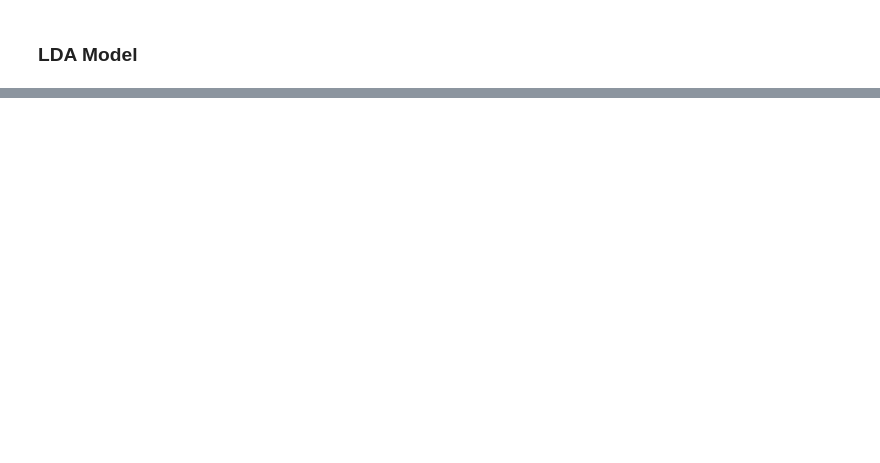
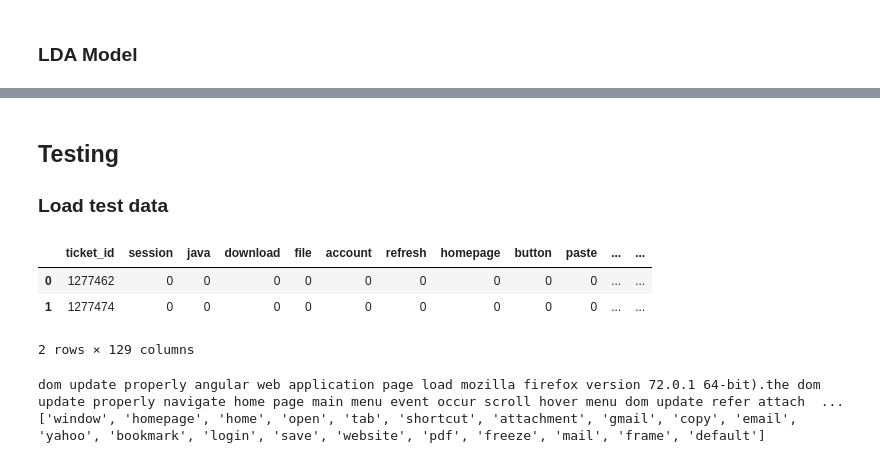
Before and after one commit to mlopatka/CANOSP2020, a Jupyter notebook: notebooks/latent-dirichlet-allocation/lda.ipynb, the cells around one changed output, grey strips where cells are left out. Drawn from its saved outputs; the diff is of its cells as text; code cells hidden in the pictures; blank space fills up the shorter version.

```diff
--- a/notebooks/latent-dirichlet-allocation/lda.ipynb
+++ b/notebooks/latent-dirichlet-allocation/lda.ipynb
@@ -92,0 +156,31 @@ df_topic_keywords
+# %%
+lda_output = lda_model.transform(X)
+
+# column names
+topicnames = df_topic_keywords.T.columns
+
+# index names
+docnames = ["Doc" + str(i) for i in range(len(input_df))]
+
+# Make the pandas dataframe
+df_document_topic = pd.DataFrame(np.round(lda_output, 2), columns=topicnames, index=docnames)
+
+# Get dominant topic for each document
+dominant_topic = np.argmax(df_document_topic.values, axis=1)
+df_document_topic['dominant_topic'] = dominant_topic
+
+df_document_topic.reset_index(inplace=True)
+df_sent_topic= pd.merge(input_df, df_document_topic, left_index=True, right_index=True)
+df_sent_topic.drop('index', axis=1, inplace=True)
+
+df_topic_theme = df_sent_topic[['title_content', 'dominant_topic']]
+
+def label_theme(row):
+    return topics_theme[row["dominant_topic"]]
+
+# Increase diaply max width of dataframe
+# pd.options.display.max_colwidth = 150
+pd.set_option('display.max_colwidth', None)
+
+df_topic_theme['dominant_topic_theme'] = df_topic_theme.apply(lambda row: label_theme(row), axis=1)
+df_topic_theme.head(15)
@@ -92,0 +208,13 @@ df_topic_keywords
+# %% [markdown]
+## Testing
+
+### Load test data
+# %%
+test_df = pd.read_csv("../../data/final_test.csv")
+# %%
+test_df.head(2)
+# %% [output]
+|  | ticket_id | session | java | download | file | account | refresh | homepage | button | paste | ... | ... |
+| 0 | 1277462 | 0 | 0 | 0 | 0 | 0 | 0 | 0 | 0 | 0 | ... | ... |
+| 1 | 1277474 | 0 | 0 | 0 | 0 | 0 | 0 | 0 | 0 | 0 | ... | ... |
+2 rows × 129 columns
@@ -92,0 +232,7 @@ df_topic_keywords
+# %%
+topic, prob_scores = predict_topic(test_documents[0])
+print(test_df.loc[0, "title_content"])
+print(topic) # Theme: "Gmail/Attachment/Email"
+# %% [output]
+dom update properly angular web application page load mozilla firefox version 72.0.1 64-bit).the dom update properly navigate home page main menu event occur scroll hover menu dom update refer attach  ...
+['window', 'homepage', 'home', 'open', 'tab', 'shortcut', 'attachment', 'gmail', 'copy', 'email', 'yahoo', 'bookmark', 'login', 'save', 'website', 'pdf', 'freeze', 'mail', 'frame', 'default']
```
Also changed, not shown: parts of 12 cells of this notebook.
